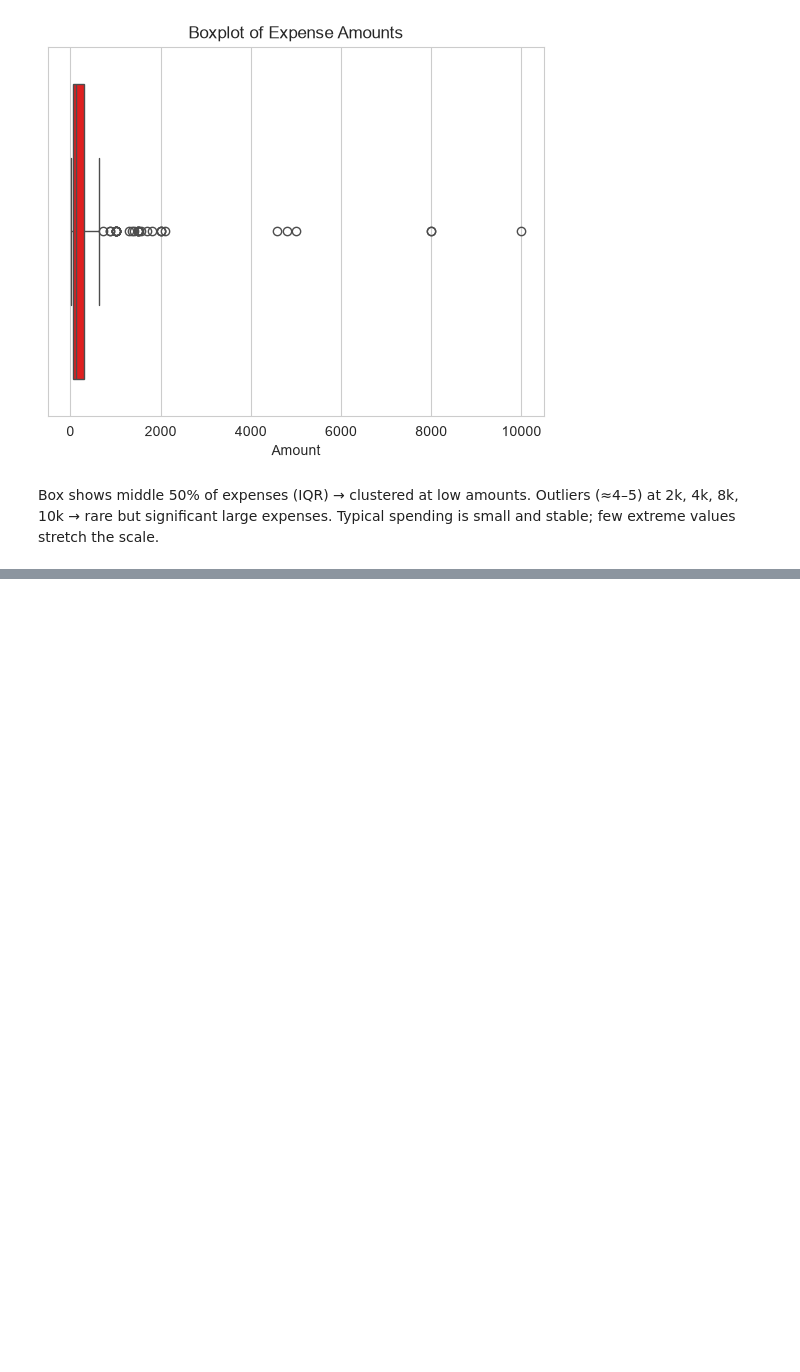
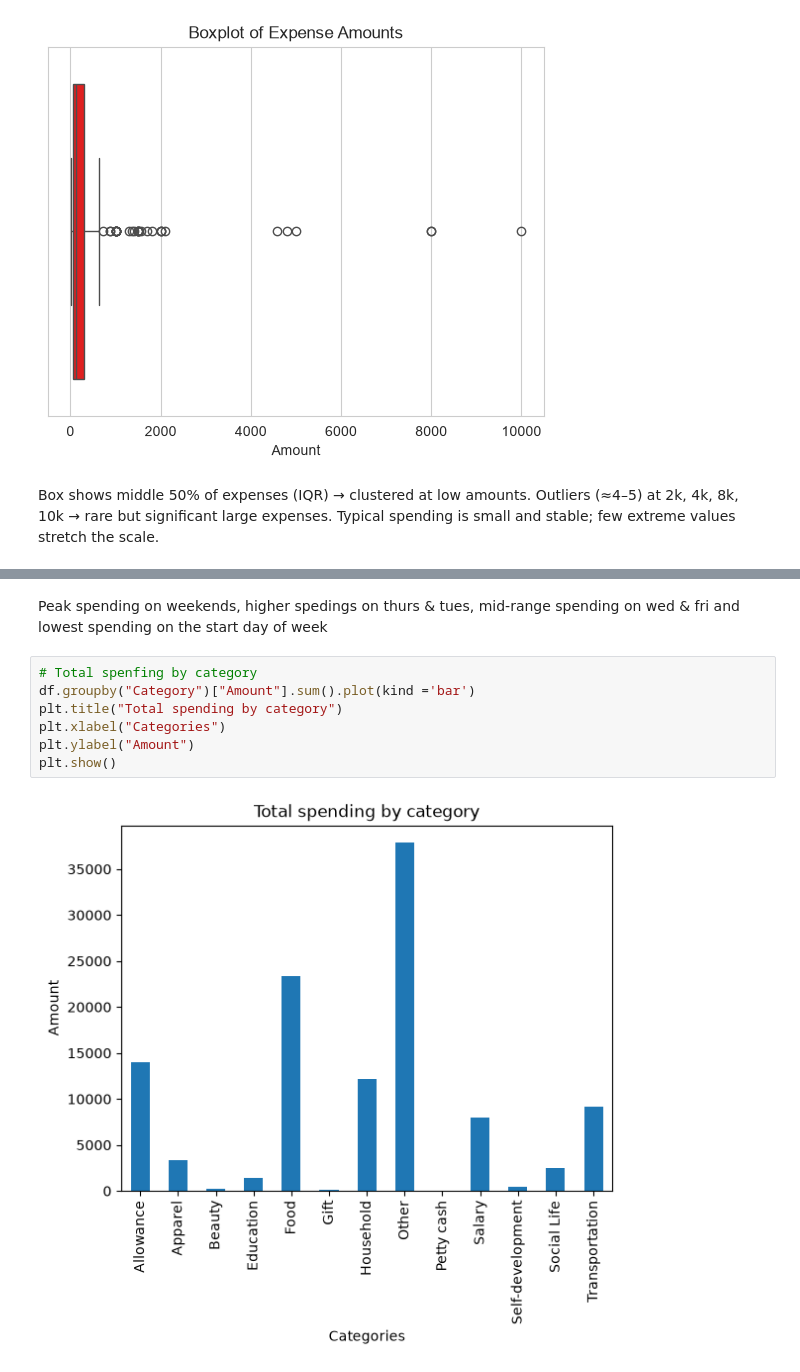
Before and after one commit to mrayusha8-hue/60days_of_learning_challenge, a Jupyter notebook: expense_traker/main.ipynb, the cells around one changed output, grey strips where cells are left out. Cells and saved outputs as stored; diff of their text form; blank space fills up the shorter version.

```diff
--- a/expense_traker/main.ipynb
+++ b/expense_traker/main.ipynb
@@ -201,0 +288,11 @@ Typical spending is small and stable; few extreme values stretch the scale.
+# %% [markdown]
+Peak spending on weekends, higher spedings on thurs & tues, mid-range spending on wed & fri and lowest spending on the start day of week
+# %%
+# Total spenfing by category
+df.groupby("Category")["Amount"].sum().plot(kind ='bar')
+plt.title("Total spending by category")
+plt.xlabel("Categories")
+plt.ylabel("Amount")
+plt.show()
+# %% [output]
+[figure, added]
```
Also changed, not shown: parts of 11 cells of this notebook.
